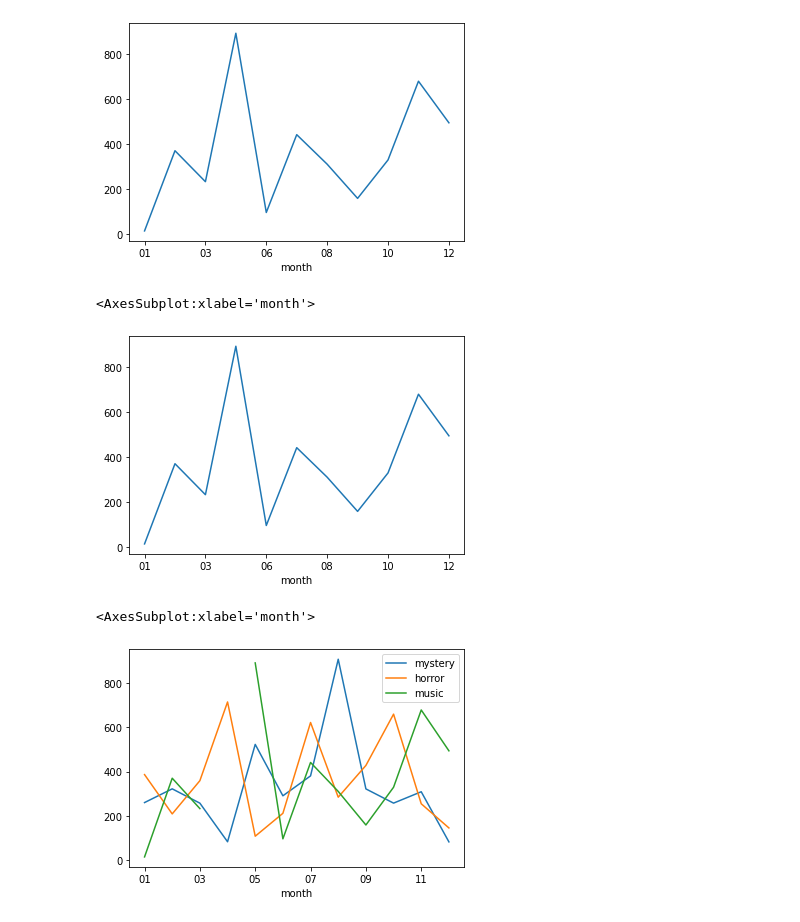
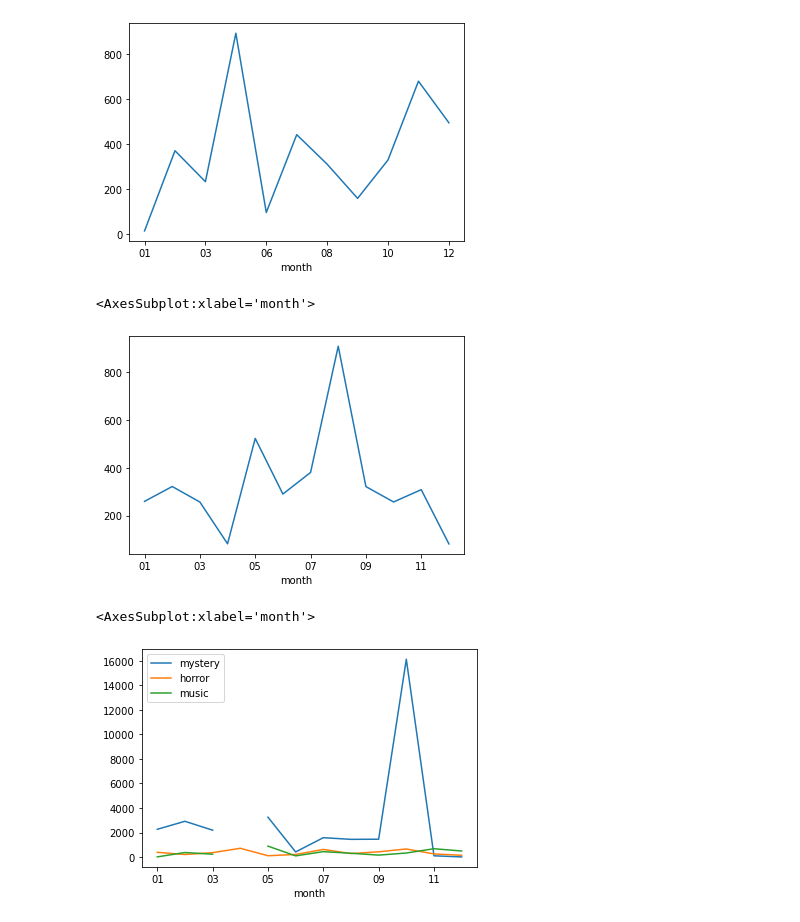
Before and after one commit to FeritYikar/ds-phase1-project, a Jupyter notebook: Cleaning_Folder/Ferit.ipynb, the cells around one changed output. Saved outputs shown, nothing was run; the diff lists cells and outputs as text; code cells hidden in the pictures.

Commit message:
changes to the graphs

```diff
--- a/Cleaning_Folder/Ferit.ipynb
+++ b/Cleaning_Folder/Ferit.ipynb
@@ -2,21 +2,21 @@
 import pandas as pd
 
 #Imdb dataset
-imdb_title_basics = pd.read_csv('data/title.basics.csv')
-imdb_title_akas = pd.read_csv('data/title.akas.csv')
-imdb_title_crew = pd.read_csv('data/title.crew.csv')
-imdb_title_principals = pd.read_csv('data/title.principals.csv')
-imdb_name_basics = pd.read_csv('data/name.basics.csv')
-imdb_title_ratings = pd.read_csv('data/title.ratings.csv')
+imdb_title_basics = pd.read_csv('../data/title.basics.csv')
+imdb_title_akas = pd.read_csv('../data/title.akas.csv')
+imdb_title_crew = pd.read_csv('../data/title.crew.csv')
+imdb_title_principals = pd.read_csv('../data/title.principals.csv')
+imdb_name_basics = pd.read_csv('../data/name.basics.csv')
+imdb_title_ratings = pd.read_csv('../data/title.ratings.csv')
 #Rotten tomato dataset
-rt_movie_info = pd.read_csv('data/rt.movie_info.tsv', delimiter="\t")
-rt_reviews = pd.read_csv('data/rt.reviews.tsv', delimiter="\t", encoding='latin-1')
+rt_movie_info = pd.read_csv('../data/rt.movie_info.tsv', delimiter="\t")
+rt_reviews = pd.read_csv('../data/rt.reviews.tsv', delimiter="\t", encoding='latin-1')
 #Box office Mojo dataset
-bom_movie_gross = pd.read_csv('data/bom.movie_gross.csv')
+bom_movie_gross = pd.read_csv('../data/bom.movie_gross.csv')
 #The movies DB dataset
-tmdb_movies = pd.read_csv('data/tmdb.movies.csv')
+tmdb_movies = pd.read_csv('../data/tmdb.movies.csv')
 # The numbers dataset
-tn_movies_budgets = pd.read_csv('data/tn.movie_budgets.csv')
+tn_movies_budgets = pd.read_csv('../data/tn.movie_budgets.csv')
 # %%
 imdb_title_basics.head()
 # %% [output]
@@ -529,11 +529,11 @@ music_average_profit_percent_monthly.plot()
 <AxesSubplot:xlabel='month'>
 [figure]
 # %%
-mystery_average_profit_percent_monthly = ((genre_analysis_studio_music.groupby('month')['worldwide_gross'].sum()) / (genre_analysis_studio_music.groupby('month')['production_budget'].sum())-1)*100
+mystery_average_profit_percent_monthly = ((genre_analysis_studio_mystery.groupby('month')['worldwide_gross'].sum()) / (genre_analysis_studio_mystery.groupby('month')['production_budget'].sum())-1)*100
 mystery_average_profit_percent_monthly.plot()
 # %% [output]
 <AxesSubplot:xlabel='month'>
-[figure, old version]
+[figure, new version]
 # %%
 monthly_trend = mystery_average_profit_percent_monthly.to_frame('mystery')
 # %%
@@ -544,4 +544,4 @@ monthly_trend['music'] = music_average_profit_percent_monthly
 monthly_trend.plot()
 # %% [output]
 <AxesSubplot:xlabel='month'>
-[figure, old version]
+[figure, new version]
```
